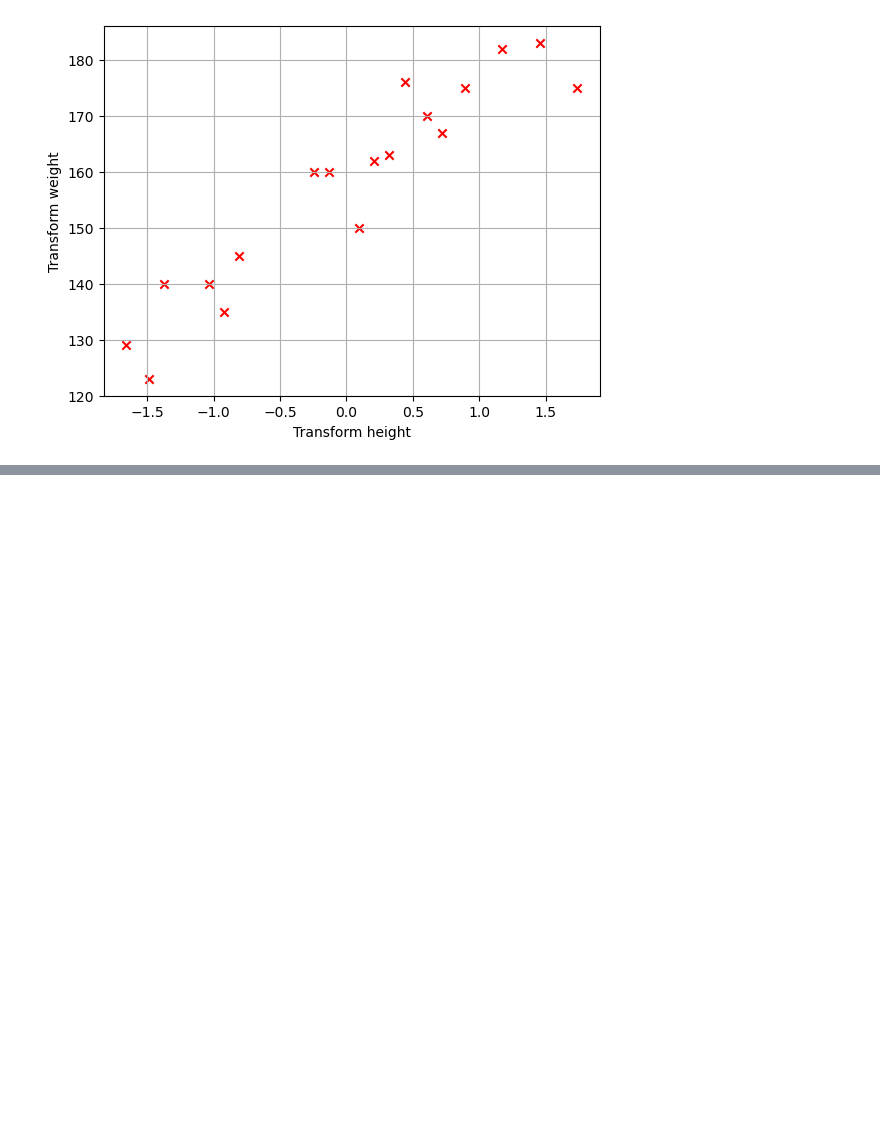
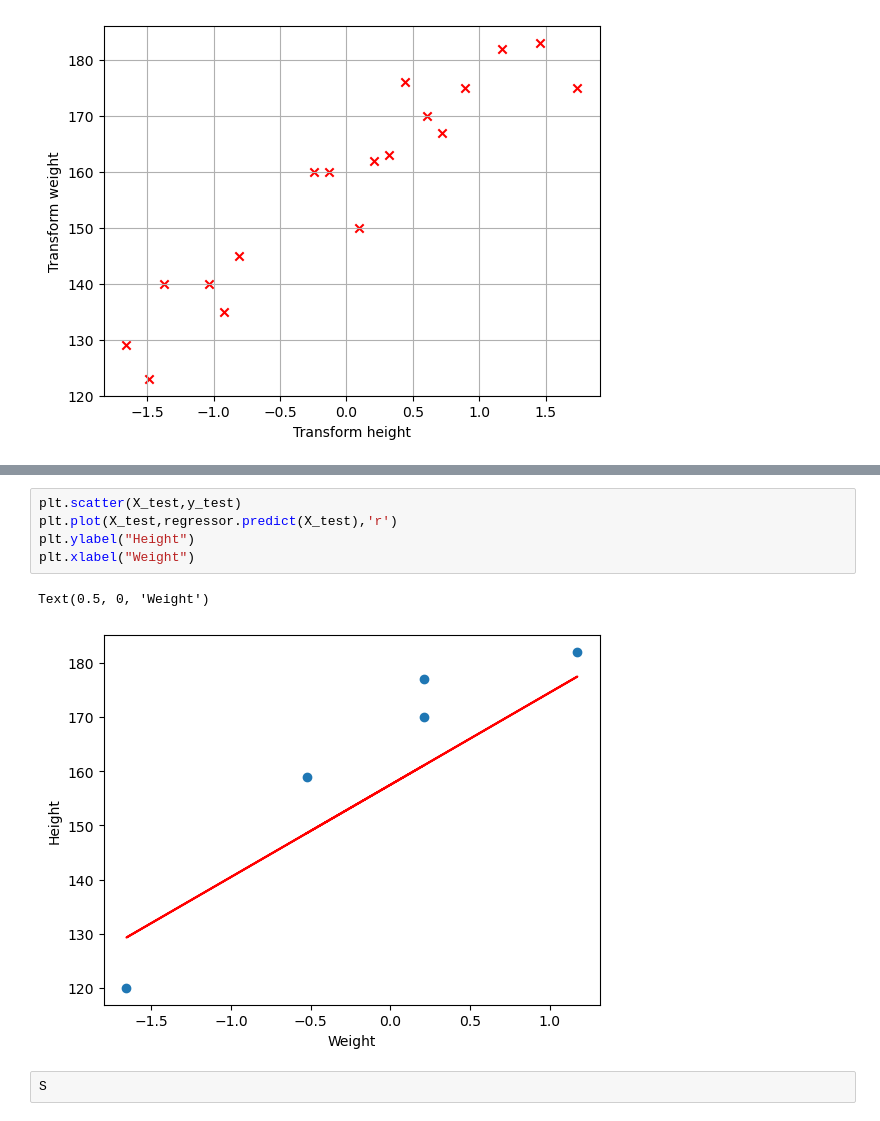
Before and after one commit to affanahmed128/Machine-Learning, a Jupyter notebook: simple_regression.ipynb, the cells around one changed output, grey strips where cells are left out. Cells and saved outputs as stored; diff of their text form; blank space fills up the shorter version.

```diff
--- a/Untitled.ipynb
+++ b/simple_regression.ipynb
@@ -83,0 +117,10 @@ pritn
+# %%
+plt.scatter(X_test,y_test)
+plt.plot(X_test,regressor.predict(X_test),'r')
+plt.ylabel("Height")
+plt.xlabel("Weight")
+# %% [output]
+Text(0.5, 0, 'Weight')
+[figure, added]
+# %%
+S
```
Also changed, not shown: parts of 4 cells of this notebook.
